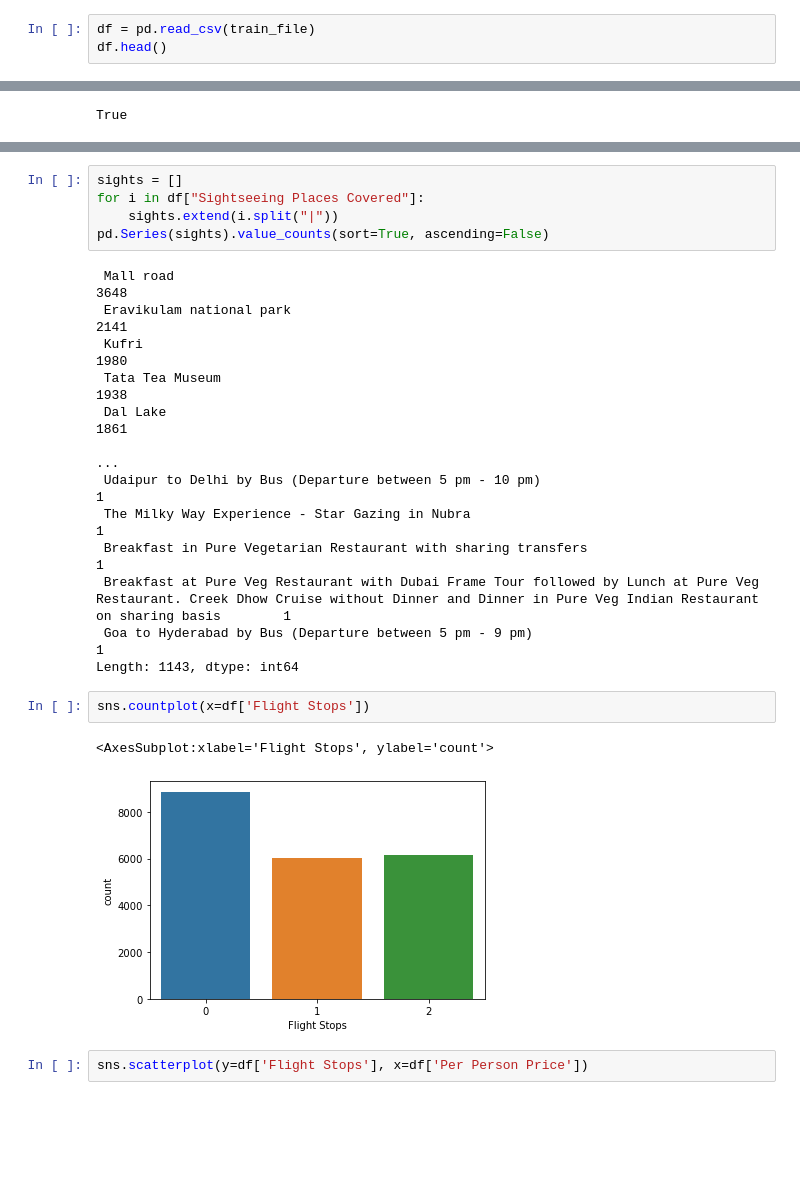
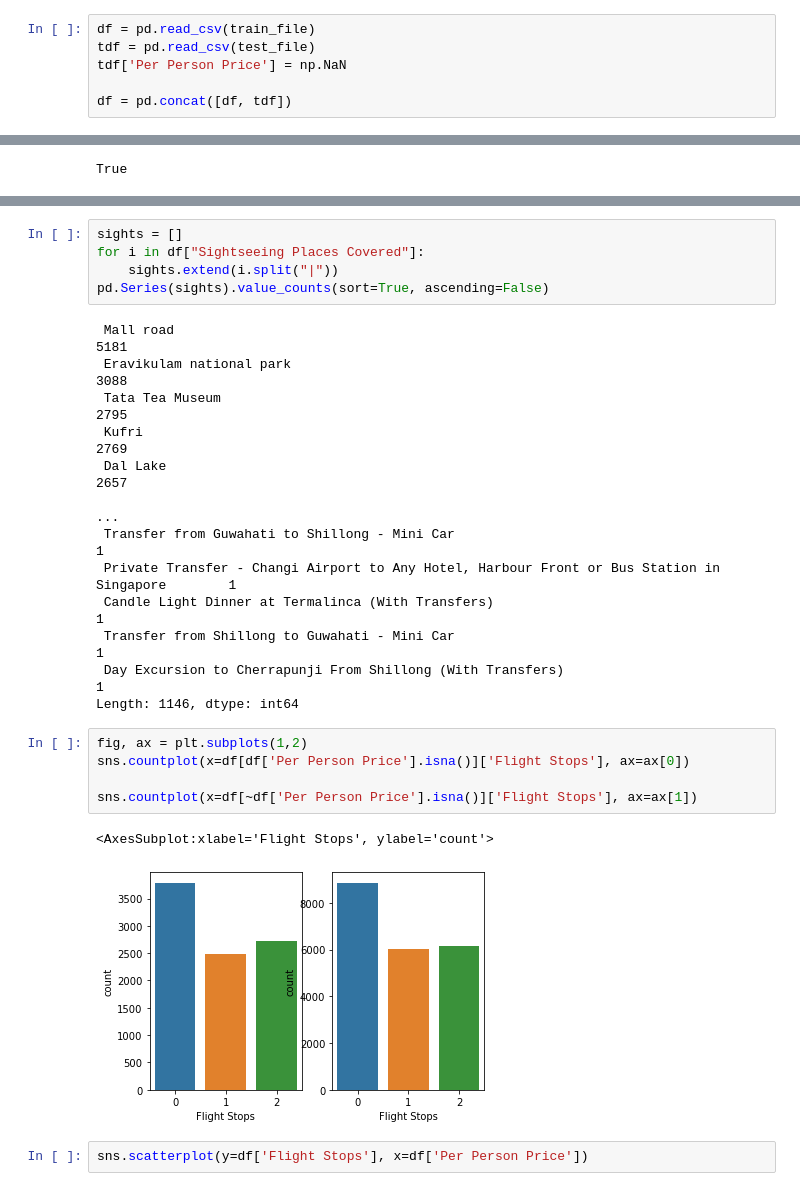
Before and after one commit to thunderock/machine_hack, a Jupyter notebook: price_prediction/data analysis and imputations.ipynb, the cells around one changed output, grey strips where cells are left out. Drawn from its saved outputs; the diff is of its cells as text; blank space fills up the shorter version.

```diff
--- a/price_prediction/data analysis and imputations.ipynb
+++ b/price_prediction/data analysis and imputations.ipynb
@@ -15,4 +15,7 @@ train_file = "Train.csv"
 test_file = "Test.csv"
 # %%
 df = pd.read_csv(train_file)
-df.head()
+tdf = pd.read_csv(test_file)
+tdf['Per Person Price'] = np.NaN
+
+df = pd.concat([df, tdf])
@@ -138,23 +151,26 @@ for i in df["Sightseeing Places Covered"]:
     sights.extend(i.split("|"))
 pd.Series(sights).value_counts(sort=True, ascending=False)
 # %% [output]
- Mall road                                                                                                                                                                                       3648
- Eravikulam national park                                                                                                                                                                        2141
- Kufri                                                                                                                                                                                           1980
- Tata Tea Museum                                                                                                                                                                                 1938
- Dal Lake                                                                                                                                                                                        1861
-                                                                                                                                                                                                 ...
- Udaipur to Delhi by Bus (Departure between 5 pm - 10 pm)                                                                                                                                           1
- The Milky Way Experience - Star Gazing in Nubra                                                                                                                                                    1
- Breakfast in Pure Vegetarian Restaurant with sharing transfers                                                                                                                                     1
- Breakfast at Pure Veg Restaurant with Dubai Frame Tour followed by Lunch at Pure Veg Restaurant. Creek Dhow Cruise without Dinner and Dinner in Pure Veg Indian Restaurant on sharing basis        1
- Goa to Hyderabad by Bus (Departure between 5 pm - 9 pm)                                                                                                                                            1
-Length: 1143, dtype: int64
+ Mall road                                                                                     5181
+ Eravikulam national park                                                                      3088
+ Tata Tea Museum                                                                               2795
+ Kufri                                                                                         2769
+ Dal Lake                                                                                      2657
+                                                                                               ...
+ Transfer from Guwahati to Shillong - Mini Car                                                    1
+ Private Transfer - Changi Airport to Any Hotel, Harbour Front or Bus Station in Singapore        1
+ Candle Light Dinner at Termalinca (With Transfers)                                               1
+ Transfer from Shillong to Guwahati - Mini Car                                                    1
+ Day Excursion to Cherrapunji From Shillong (With Transfers)                                      1
+Length: 1146, dtype: int64
 # %%
-sns.countplot(x=df['Flight Stops'])
+fig, ax = plt.subplots(1,2)
+sns.countplot(x=df[df['Per Person Price'].isna()]['Flight Stops'], ax=ax[0])
+
+sns.countplot(x=df[~df['Per Person Price'].isna()]['Flight Stops'], ax=ax[1])
 # %% [output]
 <AxesSubplot:xlabel='Flight Stops', ylabel='count'>
-[figure, old version]
+[figure, new version]
 # %%
 sns.scatterplot(y=df['Flight Stops'], x=df['Per Person Price'])
 # %% [output]
```
Also changed, not shown: parts of 18 cells of this notebook.
